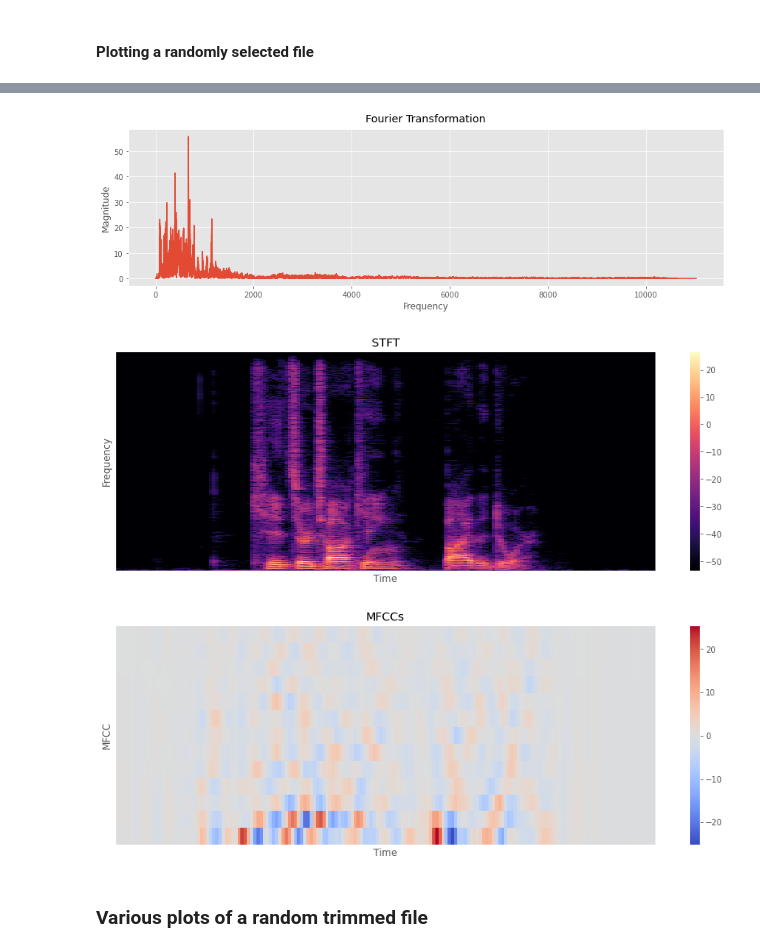
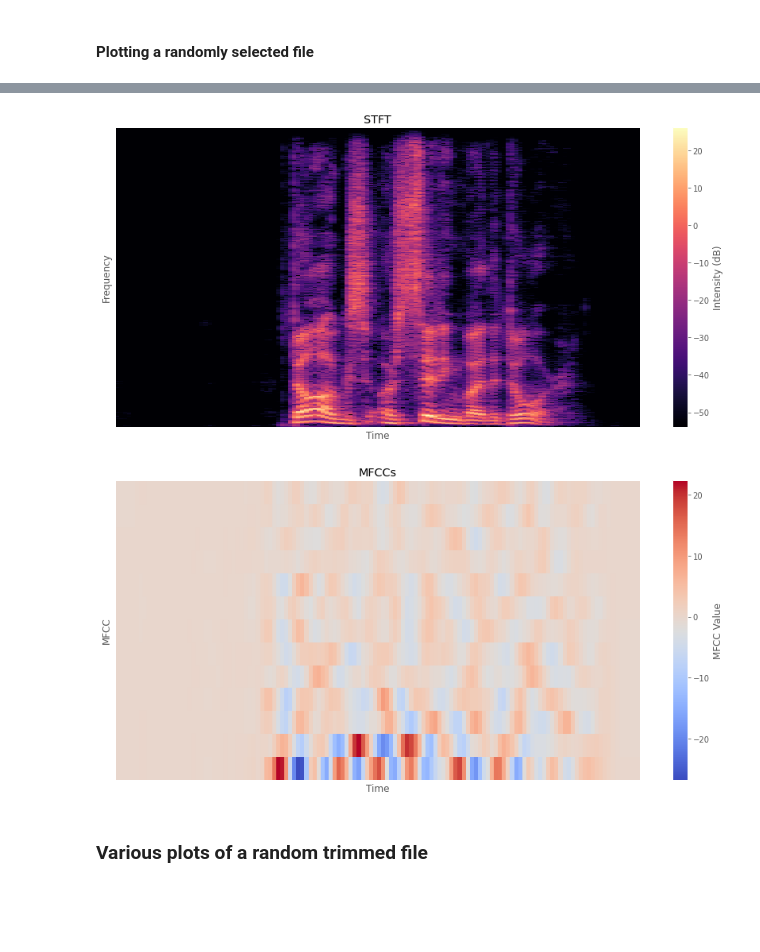
Before and after one commit to itsmartinhi/speech-emotion-recognition, a Jupyter notebook: notebooks/preprocessing.ipynb, the cells around one changed output, grey strips where cells are left out. Cells and saved outputs as stored; diff of their text form; code cells hidden in the pictures; blank space fills up the shorter version.

```diff
--- a/notebooks/preprocessing.ipynb
+++ b/notebooks/preprocessing.ipynb
@@ -58,7 +65,7 @@ gender_list = ['female', 'male']
 # %% [markdown]
 #### Create the actual dataframe
 # %%
-columns = ['path', 'source', 'actor', 'gender', 'gender_label', 'statement', 'repetition', 'intensity', 'emotion', 'emotion_label']
+columns = ['path', 'source', 'actor', 'gender', 'gender_label', 'statement', 'repetition', 'intensity', 'emotion', 'emotion_label', 'augmentation', 'mfcc']
 data_df = pd.DataFrame(columns=columns)
 
 count = 0
@@ -78,7 +85,7 @@ for dir in dir_list:
     gender = actor%2
     gender_label = gender_list[gender]
 
-    data_df.loc[count] = [file_path, source, actor, gender, gender_label, statement, repetition, intensity, emotion, emotion_label]
+    data_df.loc[count] = [file_path, source, actor, gender, gender_label, statement, repetition, intensity, emotion, emotion_label, 'none', '']
     count += 1
 
 print(len(data_df))
@@ -110,10 +117,11 @@ Text(0.5, 0, 'Emotion')
 # %% [markdown]
 #### Plotting a randomly selected file
 # %%
-# select a random example
-filename = data_df.path[int(random() * len(data_df))]
+# select an example
+filename = data_df.path[30]
 print(filename)
 
-signal, sr = librosa.load(filename, sr=SAMPLE_RATE)
+signal, sr = librosa.load(filename, sr=SAMPLE_RATE, duration=3)
+
 ipd.Audio(signal, rate=sr)
 # %% [output]
@@ -160,46 +163,38 @@ plt.show()
-# %%
-plt.figure(figsize=(12, 4))
-plt.title("Fourier Transformation", pad=10)
-plt.plot(left_frequency, left_magnitude)
-plt.xlabel("Frequency")
-plt.ylabel("Magnitude")
-plt.tight_layout()
-plt.savefig('../plots/fft.png')
-# %% [output]
-[figure, removed]
 # %%
 n_fft = 2048  # number of samples per fft
 hop_length = 512  # number of samples we shift after each fft
 
 stft = librosa.core.stft(signal, n_fft=n_fft, hop_length=hop_length)
 spectrogram = np.abs(stft)
 
 log_spectrogram = librosa.amplitude_to_db(spectrogram)
 
-plt.figure(figsize=(15, 5))
+plt.figure(figsize=(12, 6))
 plt.title('STFT')
 librosa.display.specshow(log_spectrogram, sr=sr, hop_length=hop_length)
 plt.xlabel("Time")
 plt.ylabel("Frequency")
-plt.colorbar()
-plt.show()
+cbar = plt.colorbar(label='Intensity (dB)')
+plt.tight_layout()
+plt.savefig('../plots/spectrogram.png')
 # %% [output]
-[figure, old version]
+[figure, new version]
 # %%
 mfccs = librosa.feature.mfcc(signal, sr=sr, n_fft=n_fft, hop_length=hop_length, n_mfcc=13)
 
 # Let's pad on the first and second deltas while we're at it
 delta2_mfcc = librosa.feature.delta(mfccs, order=2)
 
-plt.figure(figsize=(15, 5))
+plt.figure(figsize=(12, 6))
 plt.title('MFCCs')
 librosa.display.specshow(delta2_mfcc, sr=sr, hop_length=hop_length)
 plt.xlabel("Time")
 plt.ylabel("MFCC")
-plt.colorbar()
-plt.show()
+plt.colorbar(label='MFCC Value')
+plt.tight_layout()
+plt.savefig('../plots/mfcc.png')
 # %% [output]
-[figure, old version]
+[figure, new version]
 # %% [markdown]
 ### Various plots of a random trimmed file
 # %%
```
Also changed, not shown: parts of 36 cells of this notebook, 12 other files.
